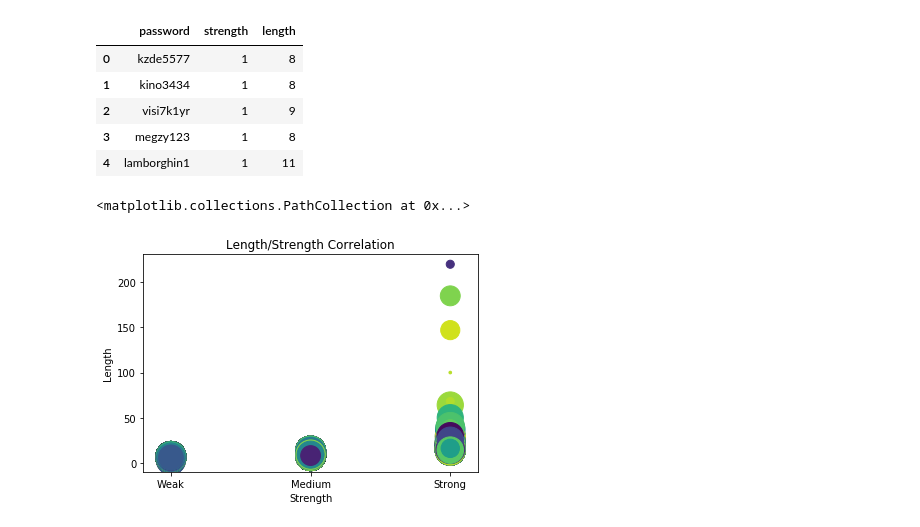
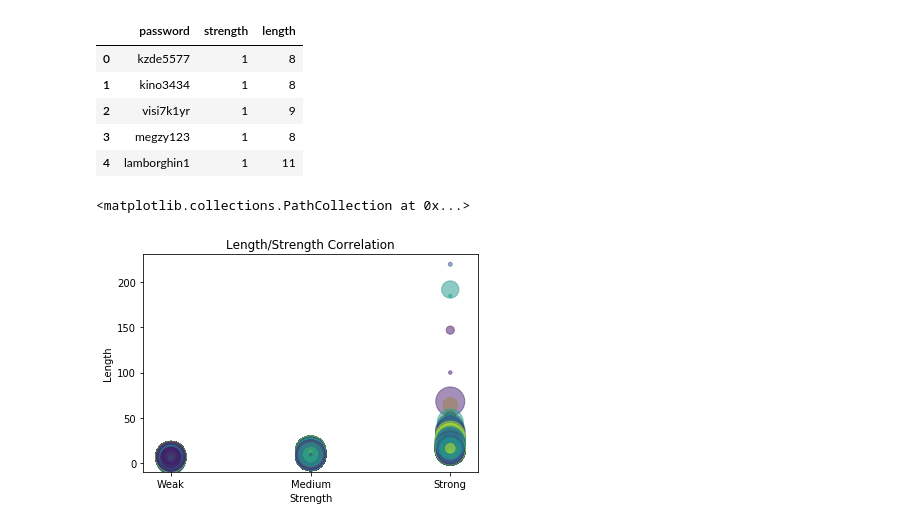
Before and after one commit to he16946/Data_Labs, a Jupyter notebook: Passwords.ipynb, the cells around one changed output. Drawn from its saved outputs; the diff is of its cells as text; code cells hidden in the pictures.

```diff
--- a/Passwords.ipynb
+++ b/Passwords.ipynb
@@ -88,13 +89,13 @@ df.head()
 # %%
 y = df['length']
 x = df['strength']
 area = (30 * np.random.rand(669639))**2  # 0 to 15 point radii
 colors = np.random.rand(669639)
 plt.title('Length/Strength Correlation')
 plt.xlabel('Strength')
 plt.xticks([0,1,2], ['Weak', 'Medium', 'Strong'])
 plt.ylabel('Length')
-plt.scatter(x,y, s=area, c = colors)
+plt.scatter(x,y, s=area, c = colors, alpha = 0.5)
 # %% [output]
 <matplotlib.collections.PathCollection at 0x...>
-[figure, old version]
+[figure, new version]
```
Also changed, not shown: parts of 14 cells of this notebook.
